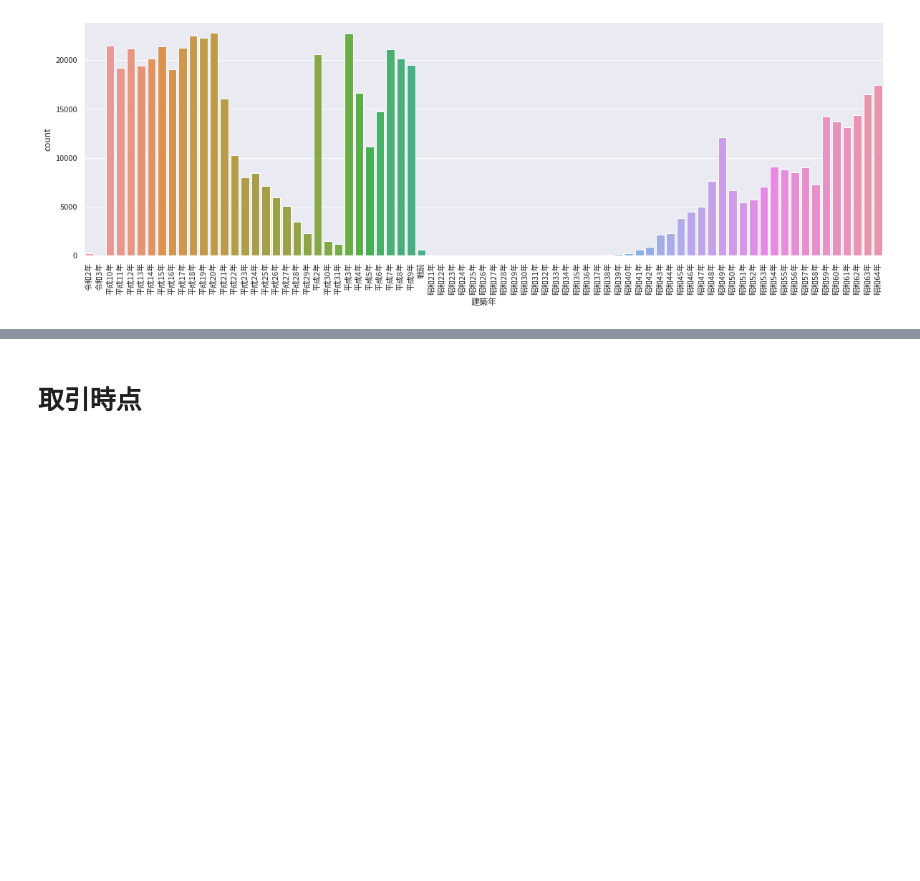
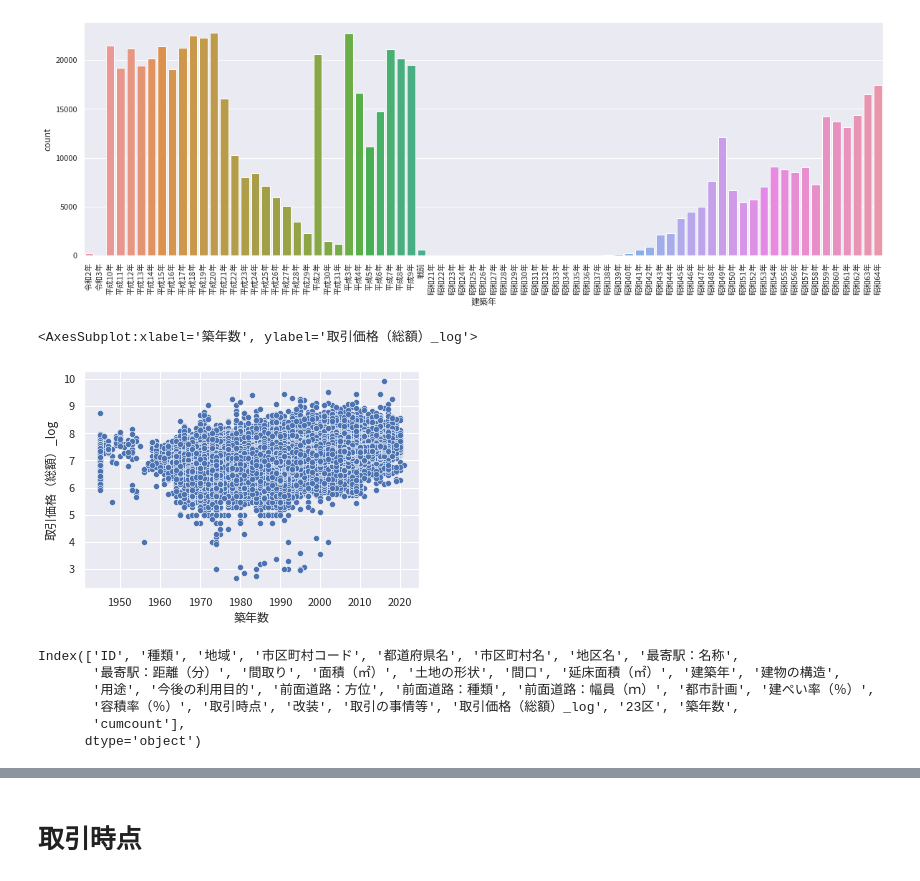
Before and after one commit to kfsky/2021-summer-second-hand-apartment-price-prediction, a Jupyter notebook: notebook/EDA.ipynb, the cells around one changed output, grey strips where cells are left out. Drawn from its saved outputs; the diff is of its cells as text; code cells hidden in the pictures; blank space fills up the shorter version.

```diff
--- a/notebook/EDA.ipynb
+++ b/notebook/EDA.ipynb
@@ -534,0 +593,5 @@ plt.show()
+# %%
+sns.scatterplot(x=train_df["築年数"], y=train_df["取引価格（総額）_log"])
+# %% [output]
+<AxesSubplot:xlabel='築年数', ylabel='取引価格（総額）_log'>
+[figure, added]
@@ -534,0 +608,9 @@ plt.show()
+# %%
+print(train_df.columns)
+# %% [output]
+Index(['ID', '種類', '地域', '市区町村コード', '都道府県名', '市区町村名', '地区名', '最寄駅：名称',
+       '最寄駅：距離（分）', '間取り', '面積（㎡）', '土地の形状', '間口', '延床面積（㎡）', '建築年', '建物の構造',
+       '用途', '今後の利用目的', '前面道路：方位', '前面道路：種類', '前面道路：幅員（ｍ）', '都市計画', '建ぺい率（％）',
+       '容積率（％）', '取引時点', '改装', '取引の事情等', '取引価格（総額）_log', '23区', '築年数',
+       'cumcount'],
+      dtype='object')
```
Also changed, not shown: parts of 10 cells of this notebook, 1 other file.
